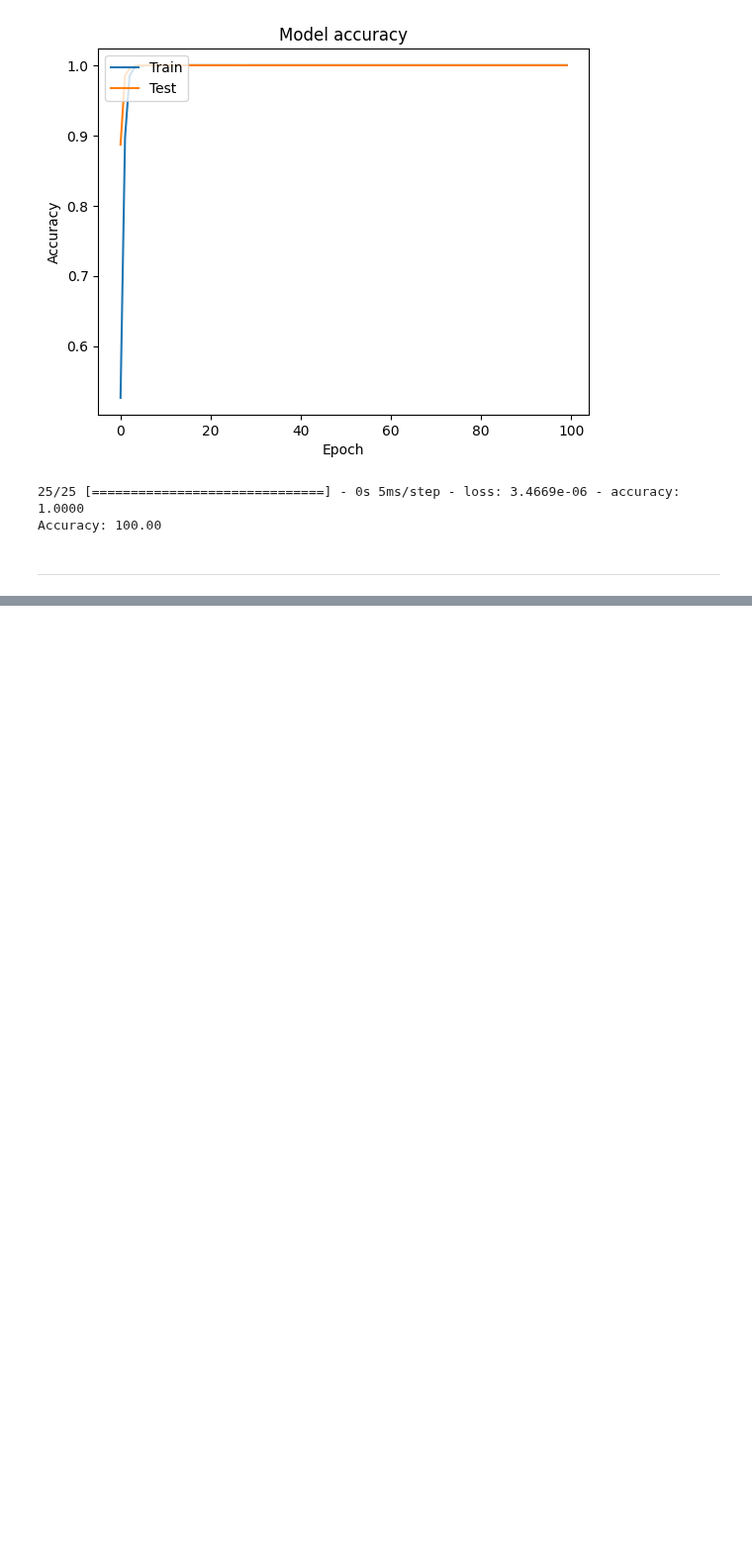
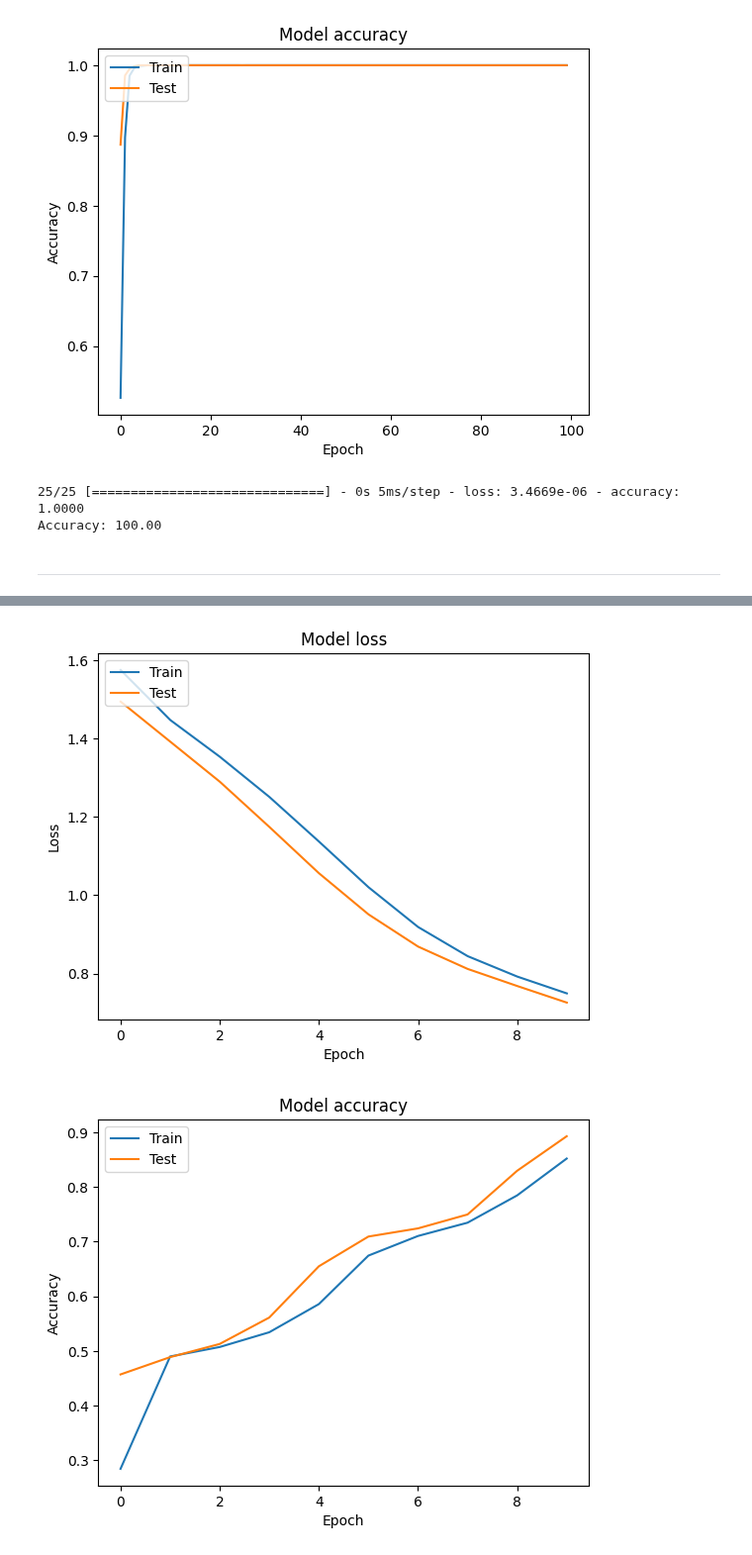
Before and after one commit to NostalgicJ/Quantum_2023, a Jupyter notebook: RNN_test.ipynb, the cells around one changed output, grey strips where cells are left out. Shown at 99% size. Saved outputs shown, nothing was run; the diff lists cells and outputs as text; code cells hidden in the pictures; blank space fills up the shorter version.

```diff
--- a/RNN_test.ipynb
+++ b/RNN_test.ipynb
@@ -666,0 +671,77 @@ Accuracy: 100.00
+# %%
+import numpy as np
+import pandas as pd
+import ast
+from sklearn.model_selection import train_test_split
+from tensorflow.keras.models import Model
+from tensorflow.keras.layers import Input, LSTM, Dense, Embedding, RepeatVector, Concatenate, TimeDistributed
+from tensorflow.keras.preprocessing.sequence import pad_sequences
+from tensorflow.keras.optimizers import Adam
+import matplotlib.pyplot as plt
+
+class SequencePredictor:
+    def __init__(self, csv_file):
+        self.df = pd.read_csv(csv_file)
+        self.df['combination'] = self.df['combination'].apply(ast.literal_eval)
+        self.theta = self.df['Theta'].values.reshape(-1, 1)
+        self.phi = self.df['Phi'].values.reshape(-1, 1)
+        self.sequence = self.df['combination'].tolist()
+        self.max_seq_length = max(len(seq) for seq in self.sequence)
+        self.sequence_padded = pad_sequences(self.sequence, maxlen=self.max_seq_length)
+        self.theta_train, self.theta_test, self.phi_train, self.phi_test, self.sequence_train, self.sequence_test = \
+            train_test_split(self.theta, self.phi, self.sequence_padded, test_size=0.2, random_state=42)
+
+    def create_model(self):
+        theta_input = Input(shape=(1,), name='theta_input')
+        phi_input = Input(shape=(1,), name='phi_input')
+        sequence_input = Input(shape=(self.max_seq_length,), name='sequence_input')
+        theta_repeated = RepeatVector(self.max_seq_length)(theta_input)
+        phi_repeated = RepeatVector(self.max_seq_length)(phi_input)
+        sequence_embedding = Embedding(5, 32, input_length=self.max_seq_length)(sequence_input)
+        concat_layer = Concatenate()([theta_repeated, phi_repeated, sequence_embedding])
+        lstm_layer = LSTM(32, return_sequences=True)(concat_layer)
+        output = TimeDistributed(Dense(5, activation='softmax'))(lstm_layer)
+        self.model = Model(inputs=[theta_input, phi_input, sequence_input], outputs=output)
+        self.model.compile(loss='sparse_categorical_crossentropy', optimizer=Adam(), metrics=['accuracy'])
+
+    def train_model(self, epochs=10, batch_size=64):
+        self.history = self.model.fit(
+            {'theta_input': self.theta_train, 'phi_input': self.phi_train, 'sequence_input': self.sequence_train},
+            np.expand_dims(self.sequence_train, -1),
+            validation_data=({'theta_input': self.theta_test, 'phi_input': self.phi_test, 'sequence_input': self.sequence_test}, np.expand_dims(self.sequence_test, -1)),
+            epochs=epochs, batch_size=batch_size
+        )
+
+    def plot_graphs(self):
+        # 손실 그래프
+        plt.plot(self.history.history['loss'])
+        plt.plot(self.history.history['val_loss'])
+        plt.title('Model loss')
+        plt.ylabel('Loss')
+        plt.xlabel('Epoch')
+        plt.legend(['Train', 'Test'], loc='upper left')
+        plt.show()
+
+        # 정확도 그래프
+        plt.plot(self.history.history['accuracy'])
+        plt.plot(self.history.history['val_accuracy'])
+        plt.title('Model accuracy')
+        plt.ylabel('Accuracy')
+        plt.xlabel('Epoch')
+        plt.legend(['Train', 'Test'], loc='upper left')
+        plt.show()
+
+    def evaluate_model(self):
+        # 모델 성능 평가
+        train_loss, train_acc = self.model.evaluate({'theta_input': self.theta_train, 'phi_input': self.phi_train, 'sequence_input': self.sequence_train}, np.expand_dims(self.sequence_train, -1))
+        test_loss, test_acc = self.model.evaluate({'theta_input': self.theta_test, 'phi_input': self.phi_test, 'sequence_input': self.sequence_test}, np.expand_dims(self.sequence_test, -1))
+        print(f"Train Accuracy: {train_acc*100:.2f}%")
+        print(f"Test Accuracy: {test_acc*100:.2f}%")
+
+# 사용법
+predictor = SequencePredictor('ByAstar_20230627_093742.csv')
+predictor.create_model()
+predictor.train_model(epochs=10, batch_size=64)
+predictor.plot_graphs()
+predictor.evaluate_model()
+# %% [output]
@@ -666,0 +768,2 @@ Accuracy: 100.00
+[figure, added]
+[figure, added]
```
Also changed, not shown: parts of 13 cells of this notebook.
